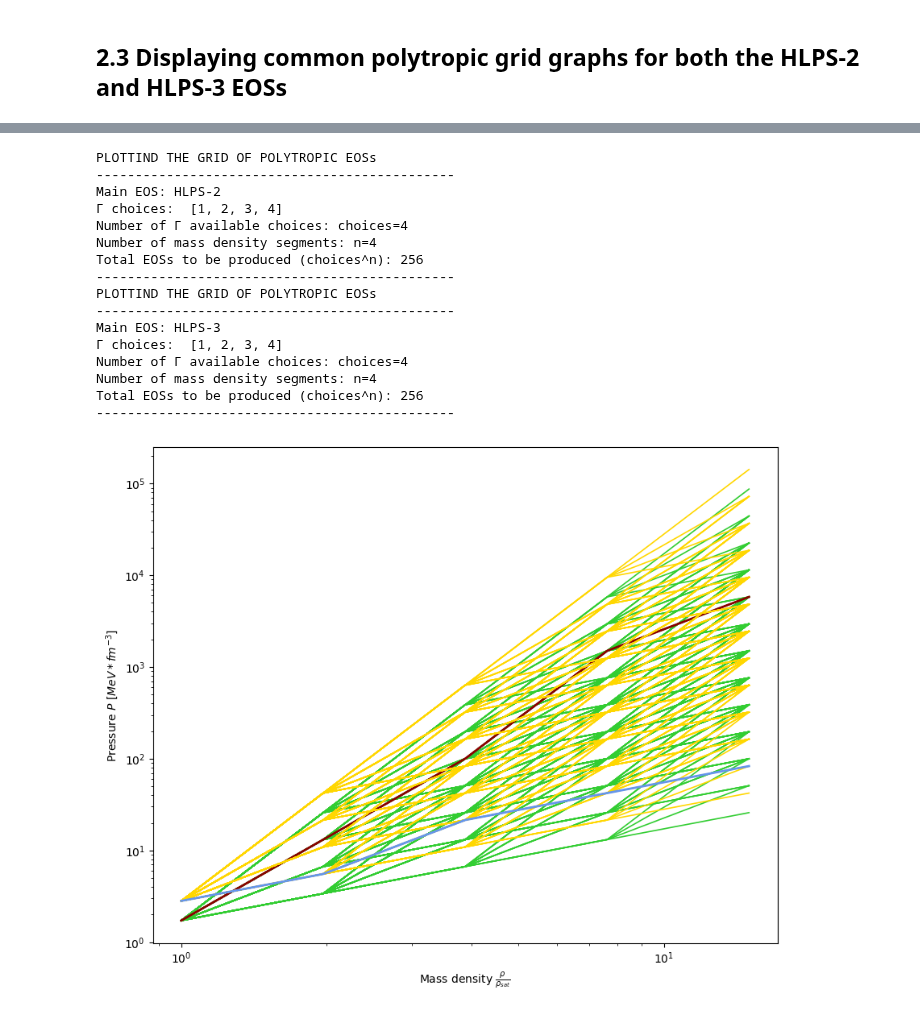
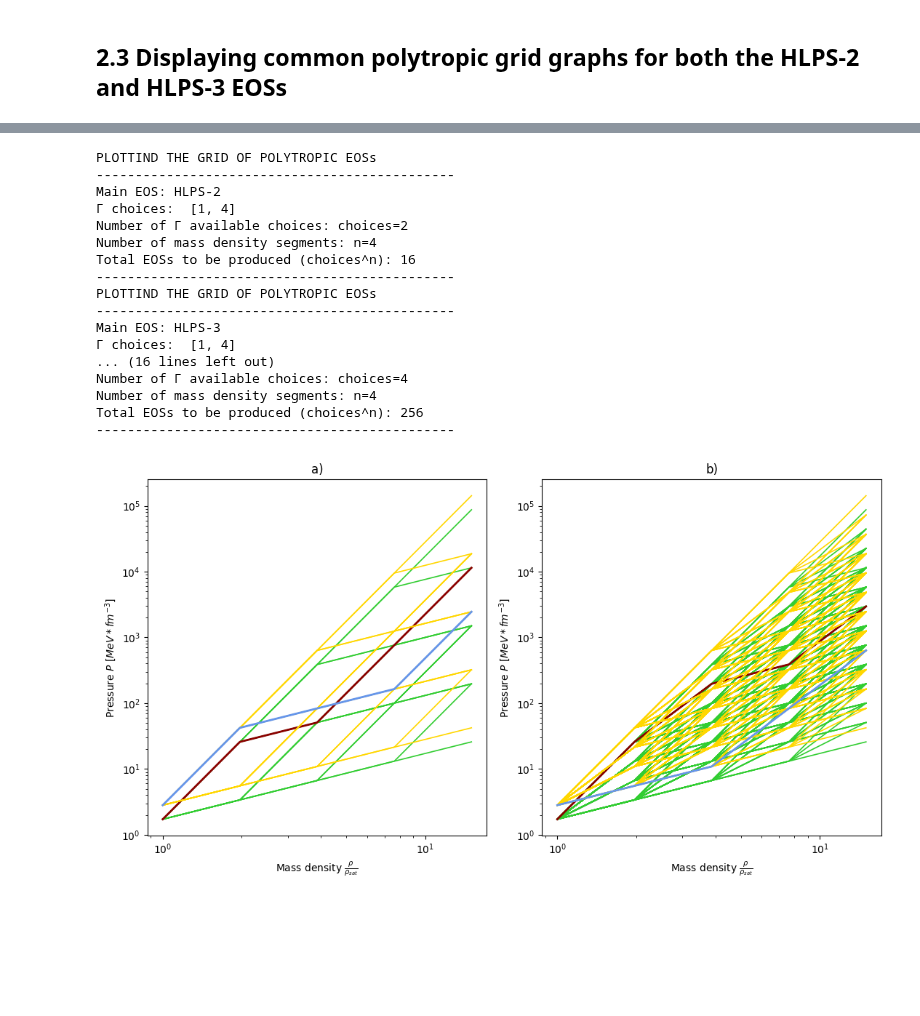
Before and after one commit to istergak/MSc-Computational-Physics-AUTH, a Jupyter notebook: Thesis - ML and ANNs regression models for Exotic Star's EOSs/Part 1 - Solving the TOV equations for Hadronic and Quark Stars/StudyPolyNS.ipynb, the cells around one changed output, grey strips where cells are left out. Drawn from its saved outputs; the diff is of its cells as text; code cells hidden in the pictures; blank space fills up the shorter version.

```diff
--- a/Thesis - ML and ANNs regression models for Exotic Star's EOSs/Part 1 - Solving the TOV equations for Hadronic and Quark Stars/StudyPolyNS.ipynb
+++ b/Thesis - ML and ANNs regression models for Exotic Star's EOSs/Part 1 - Solving the TOV equations for Hadronic and Quark Stars/StudyPolyNS.ipynb
@@ -457,22 +445,35 @@ Total EOSs to be produced (choices^n): 16
 # %%
-fig_grid_P6,axis_grid_P6=plt.subplots(1,1,figsize=(10,8))
-grid_poly(axis_grid_P6,ρ_sat_MeV,ρ_sat_MeV,15*ρ_sat_MeV,4,P_saturation_HLPS_2,HLPS_2(P_saturation_HLPS_2),[1,2,3,4],"HLPS-2")
-grid_poly(axis_grid_P6,ρ_sat_MeV,ρ_sat_MeV,15*ρ_sat_MeV,4,P_saturation_HLPS_3,HLPS_3(P_saturation_HLPS_3),[1,2,3,4],"HLPS-3")
+fig_grid_P_both,axis_grid_P=plt.subplots(1,2,figsize=(11,6))
+grid_poly(axis_grid_P[0],ρ_sat_MeV,ρ_sat_MeV,15*ρ_sat_MeV,4,P_saturation_HLPS_2,HLPS_2(P_saturation_HLPS_2),[1,4],"HLPS-2")
+grid_poly(axis_grid_P[0],ρ_sat_MeV,ρ_sat_MeV,15*ρ_sat_MeV,4,P_saturation_HLPS_3,HLPS_3(P_saturation_HLPS_3),[1,4],"HLPS-3")
+
+grid_poly(axis_grid_P[1],ρ_sat_MeV,ρ_sat_MeV,15*ρ_sat_MeV,4,P_saturation_HLPS_2,HLPS_2(P_saturation_HLPS_2),[1,2,3,4],"HLPS-2")
+grid_poly(axis_grid_P[1],ρ_sat_MeV,ρ_sat_MeV,15*ρ_sat_MeV,4,P_saturation_HLPS_3,HLPS_3(P_saturation_HLPS_3),[1,2,3,4],"HLPS-3")
+
+axis_grid_P[0].set_title("a)")
+axis_grid_P[1].set_title("b)")
+
+# axis_grid_P[0].set_facecolor(color=[0.95,0.95,0.95])
+# axis_grid_P[1].set_facecolor(color=[0.95,0.95,0.95])
+
+fig_grid_P_both.tight_layout()
+fig_grid_P_both.savefig("polyNS_P_grid.pdf",dpi=300)
 # %% [output]
 PLOTTIND THE GRID OF POLYTROPIC EOSs
 ----------------------------------------------
 Main EOS: HLPS-2
-Γ choices:  [1, 2, 3, 4]
+Γ choices:  [1, 4]
+Number of Γ available choices: choices=2
+Number of mass density segments: n=4
+Total EOSs to be produced (choices^n): 16
+----------------------------------------------
+PLOTTIND THE GRID OF POLYTROPIC EOSs
+----------------------------------------------
+Main EOS: HLPS-3
+Γ choices:  [1, 4]
+... (16 lines left out)
 Number of Γ available choices: choices=4
 Number of mass density segments: n=4
 Total EOSs to be produced (choices^n): 256
 ----------------------------------------------
-PLOTTIND THE GRID OF POLYTROPIC EOSs
-----------------------------------------------
-Main EOS: HLPS-3
-Γ choices:  [1, 2, 3, 4]
-Number of Γ available choices: choices=4
-Number of mass density segments: n=4
-Total EOSs to be produced (choices^n): 256
-----------------------------------------------
-[figure, old version]
+[figure, new version]
```
Also changed, not shown: parts of 8 cells of this notebook.
